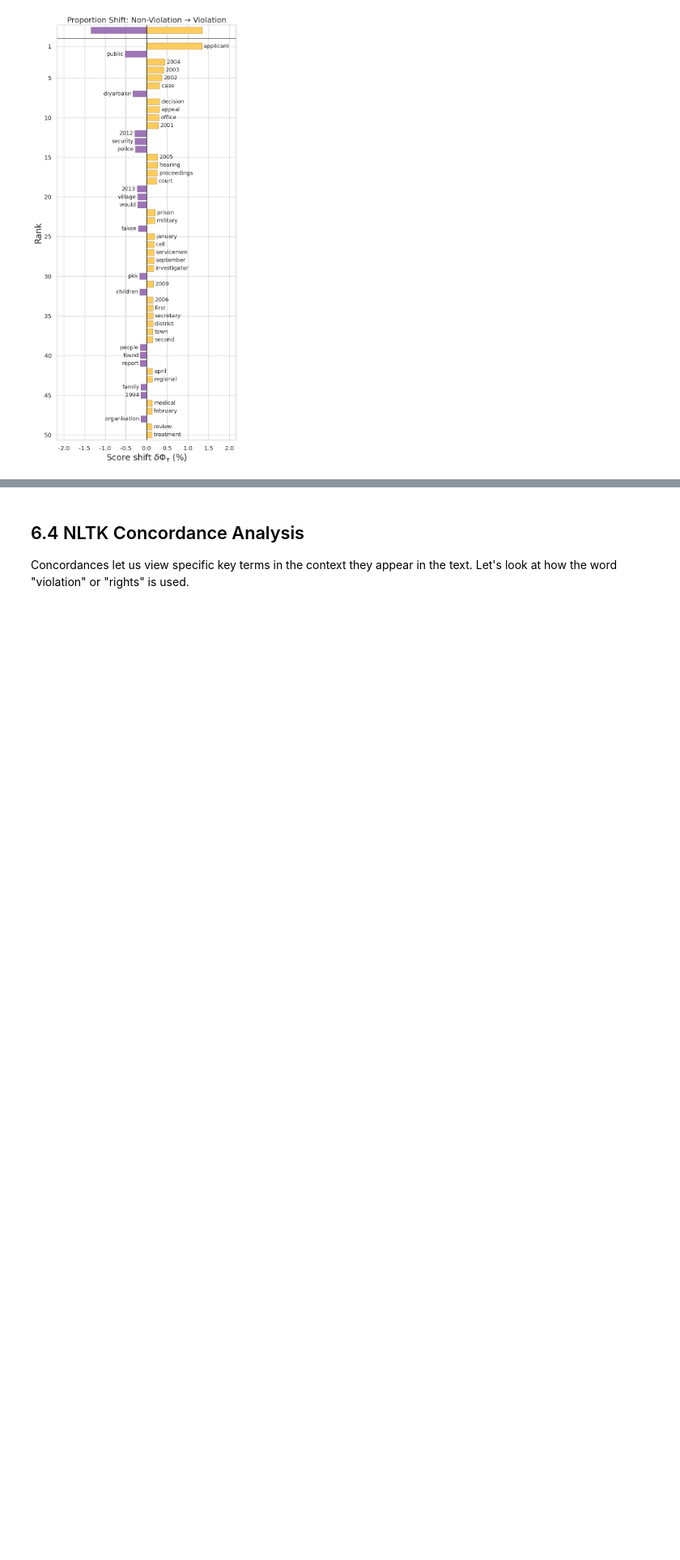
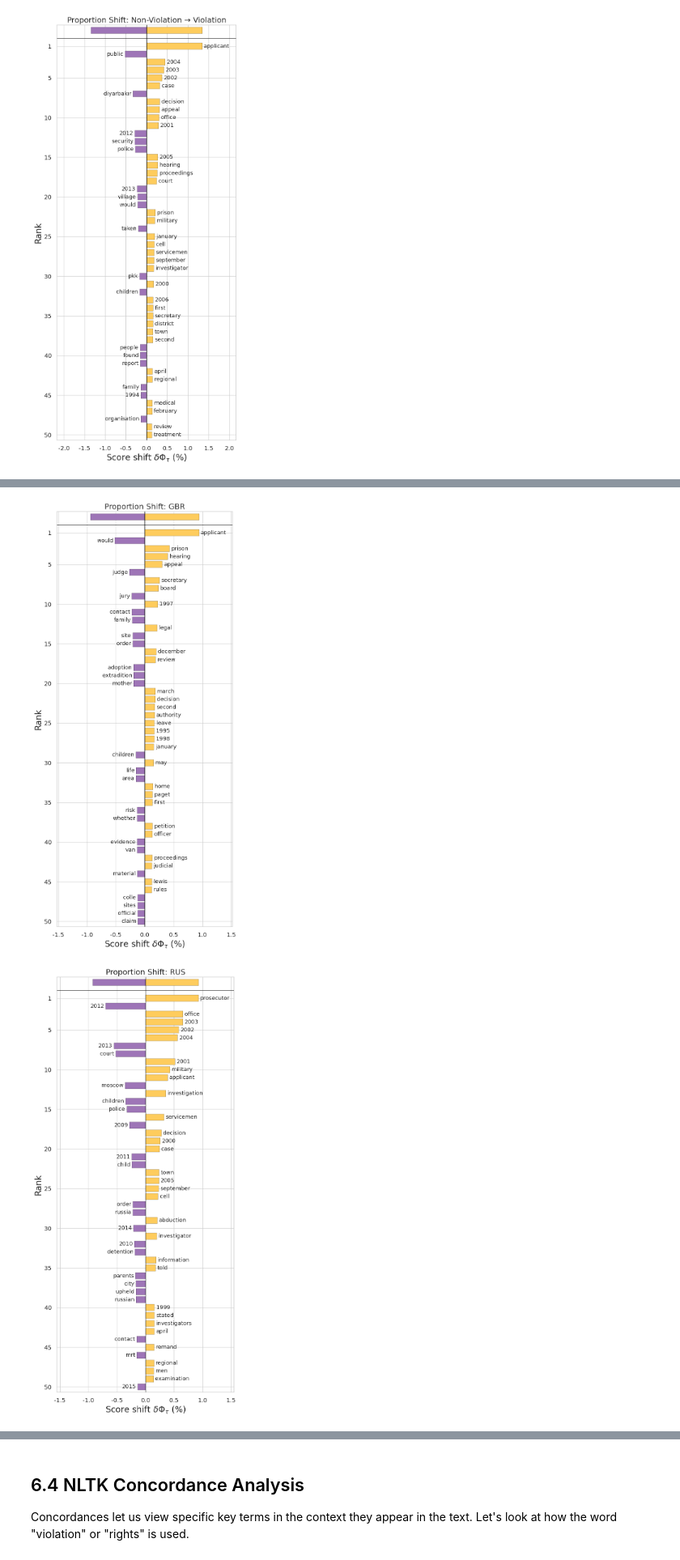
Before and after one commit to seaskyjj/echr, a Jupyter notebook: EDA.ipynb, the cells around one changed output, grey strips where cells are left out. Shown at 81% size. Cells and saved outputs as stored; diff of their text form; code cells hidden in the pictures; blank space fills up the shorter version.

```diff
--- a/EDA.ipynb
+++ b/EDA.ipynb
@@ -605,0 +684,24 @@ plt.show()
+# %%
+countries = sorted(df['respondent'].unique())
+
+for country in countries:
+    c_df = df[df['respondent'] == country]
+    c_viol = c_df[c_df['label'] == 1]['text'].dropna()
+    c_nviol = c_df[c_df['label'] == 0]['text'].dropna()
+
+    c_count_v = get_counts(c_viol)
+    c_count_nv = get_counts(c_nviol)
+
+    try:
+        prop_shift = sh.ProportionShift(type2freq_1=c_count_nv, type2freq_2=c_count_v)
+        prop_shift.get_shift_graph(
+            system_names=[f'{country} Non-Violation', f'{country} Violation'],
+            title=f'Proportion Shift: {country}',
+            cumulative_inset=False, text_size_inset=False
+        )
+        plt.show()
+    except Exception as e:
+        print(f"{country}: Proportion Shift failed — {e}")
+# %% [output]
+[figure, added]
+[figure, added]
```
Also changed, not shown: parts of 7 cells of this notebook, 1 other file.
